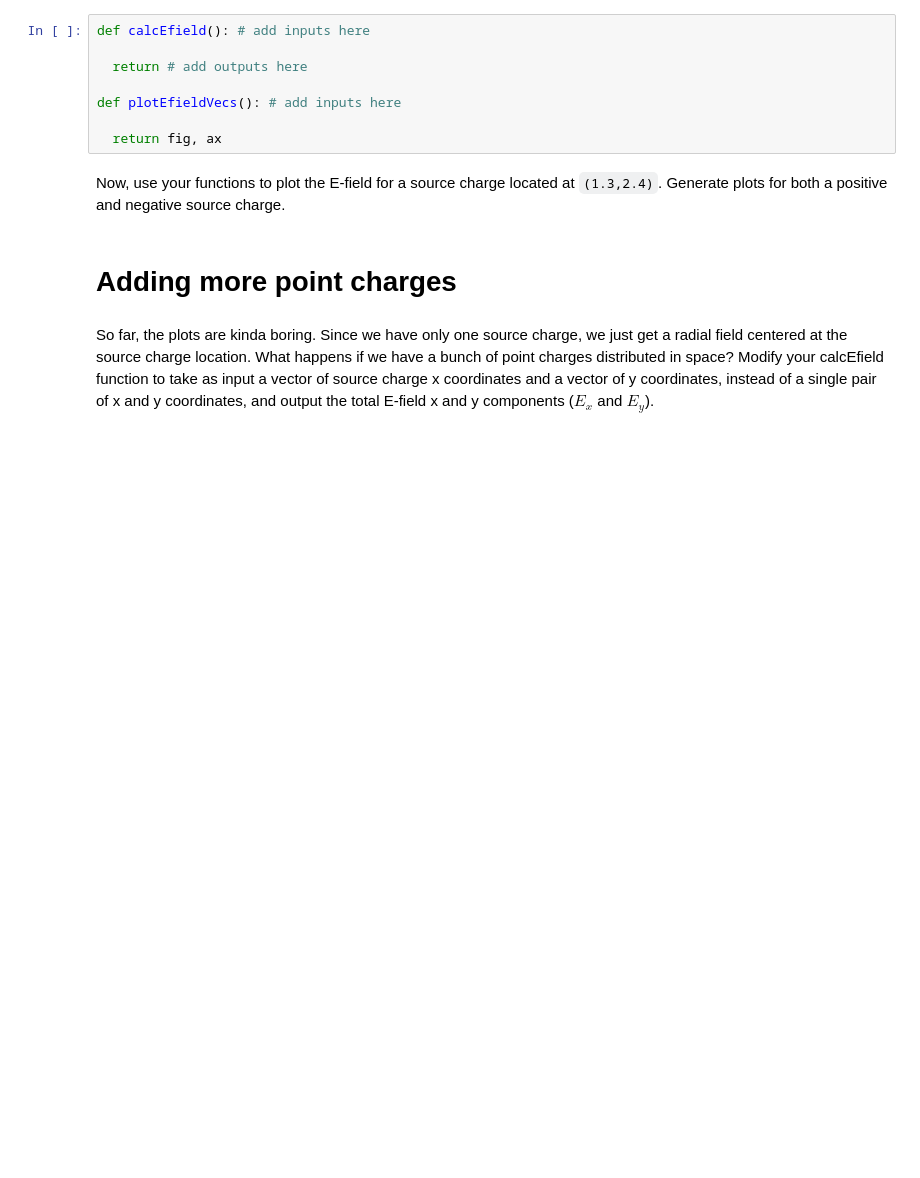
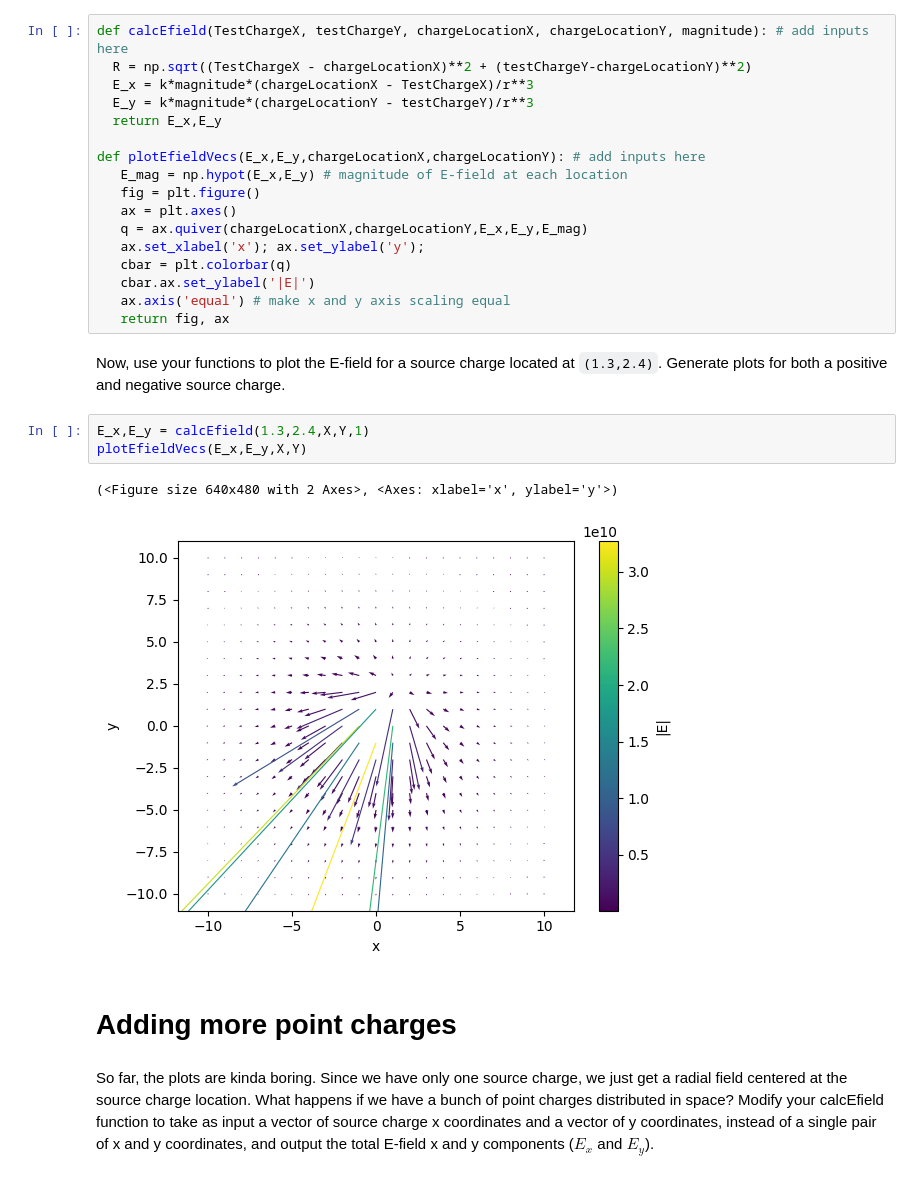
Before and after one commit to Bouncy0Knight/Exercise2, a Jupyter notebook: CompModNervSys_exercise2.ipynb, the cells around one changed output. Drawn from its saved outputs; the diff is of its cells as text; blank space fills up the shorter version.

```diff
--- a/CompModNervSys_exercise2.ipynb
+++ b/CompModNervSys_exercise2.ipynb
@@ -119,16 +131,31 @@ ax.axis('equal') # make x and y axis scaling equal
 ***Q2***: Does this plot make sense? What's going on at `(0,0)`?
 # %% [markdown]
 Now, if we want to move the source charge and replot, rather than rewriting all the code above, define a function to calculate the E-field given the charge location, magnitude, and test charge coordinates (`calcEfield`) and a function to plot the vector field (`plotEfieldVecs`) given. To make things easier to interpret, plot the vectors with unit length and set their color to be the magnitude normalized to the global max.
-# %%
-def calcEfield(): # add inputs here
-
-  return # add outputs here
-
-def plotEfieldVecs(): # add inputs here
-
-  return fig, ax
+# %%
+def calcEfield(TestChargeX, testChargeY, chargeLocationX, chargeLocationY, magnitude): # add inputs here
+  R = np.sqrt((TestChargeX - chargeLocationX)**2 + (testChargeY-chargeLocationY)**2)
+  E_x = k*magnitude*(chargeLocationX - TestChargeX)/r**3
+  E_y = k*magnitude*(chargeLocationY - testChargeY)/r**3
+  return E_x,E_y
+
+def plotEfieldVecs(E_x,E_y,chargeLocationX,chargeLocationY): # add inputs here
+   E_mag = np.hypot(E_x,E_y) # magnitude of E-field at each location
+   fig = plt.figure()
+   ax = plt.axes()
+   q = ax.quiver(chargeLocationX,chargeLocationY,E_x,E_y,E_mag)
+   ax.set_xlabel('x'); ax.set_ylabel('y');
+   cbar = plt.colorbar(q)
+   cbar.ax.set_ylabel('|E|')
+   ax.axis('equal') # make x and y axis scaling equal
+   return fig, ax
 # %% [markdown]
 Now, use your functions to plot the E-field for a source charge located at `(1.3,2.4)`. Generate plots for both a positive and negative source charge.
+# %%
+E_x,E_y = calcEfield(1.3,2.4,X,Y,1)
+plotEfieldVecs(E_x,E_y,X,Y)
+# %% [output]
+(<Figure size 640x480 with 2 Axes>, <Axes: xlabel='x', ylabel='y'>)
+[figure, added]
 # %% [markdown]
 # Adding more point charges
 # %% [markdown]
```
Also changed, not shown: parts of 3 cells of this notebook.
